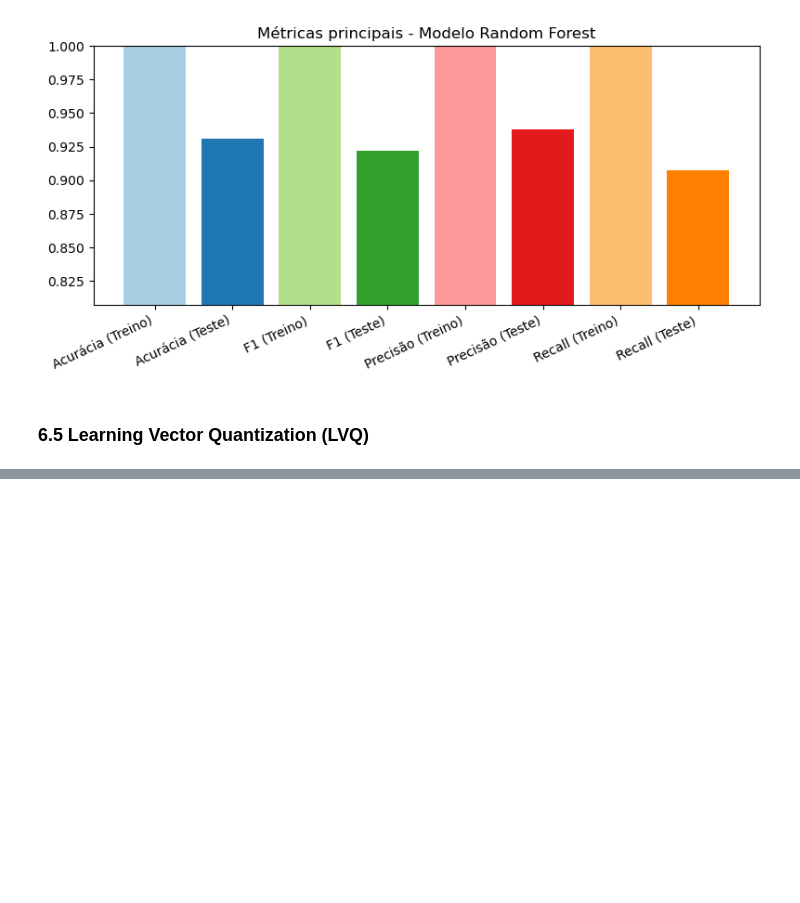
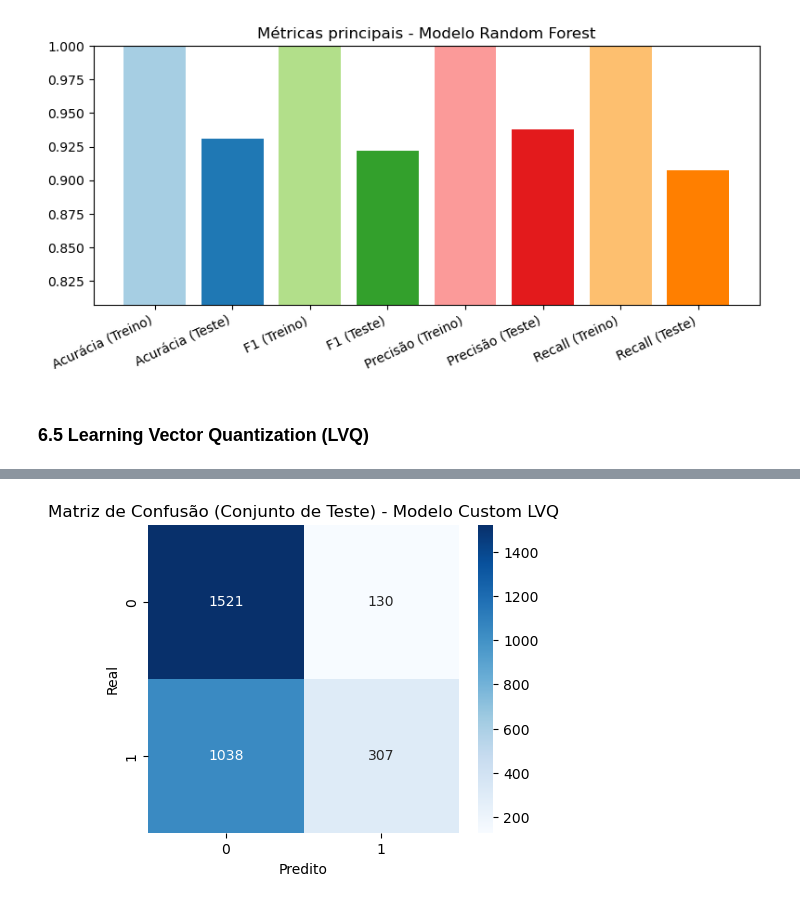
Before and after one commit to rubdelima/CRISP-DM-SVHN, a Jupyter notebook: 3 - Preparação de Dados e Busca de Hiperparâmetros (parte 1).ipynb, the cells around one changed output, grey strips where cells are left out. Drawn from its saved outputs; the diff is of its cells as text; code cells hidden in the pictures; blank space fills up the shorter version.

```diff
--- a/3 - Preparação de Dados e Busca de Hiperparâmetros (parte 1).ipynb
+++ b/3 - Preparação de Dados e Busca de Hiperparâmetros (parte 1).ipynb
@@ -604,0 +937,91 @@ df
+# %%
+
+# --- Evaluate and Plot on Test Set (Logic from evaluate_and_plot) ---
+
+def evaluate_and_plot_lvq_test(params, train_data_np, X_test, y_test, model_name="Custom LVQ"):
+    """
+    Evaluates the custom NumPy-based LVQ model with the given parameters
+    on the training and test sets and generates evaluation plots.
+    """
+    n_codebooks = params['n_codebooks']
+    lrate = params['lrate']
+    epochs = params['epochs']
+
+    # Train the model on the full training data
+    print(f"\nTraining {model_name} with parameters: {params}")
+    codebooks = train_codebooks_np(train_data_np, n_codebooks, lrate, epochs)
+    print("Training complete.")
+
+    # Prepare test data for prediction (features only with placeholder)
+    X_test_for_prediction = np.hstack((X_test, np.full((X_test.shape[0], 1), -1)))
+
+    # Make predictions on the test set
+    y_pred_test = np.array([predict_np(codebooks, row) for row in X_test_for_prediction]).astype(int)
+    y_true_test = y_test.flatten().astype(int) # Ensure y_test is 1D integer array
+
+    # Calculate metrics on the test set
+    accuracy_test = accuracy_score(y_true_test, y_pred_test)
+    precision_test = precision_score(y_true_test, y_pred_test)
+    recall_test = recall_score(y_true_test, y_pred_test)
+    f1_test = f1_score(y_true_test, y_pred_test)
+
+    # For training metrics, we need to predict on the training data
+    X_train_for_prediction = np.hstack((train_data_np[:, :-1], np.full((train_data_np.shape[0], 1), -1)))
+    y_true_train = train_data_np[:, -1].astype(int)
+    y_pred_train = np.array([predict_np(codebooks, row) for row in X_train_for_prediction]).astype(int)
+
+    # Calculate metrics on the training set
+    accuracy_train = accuracy_score(y_true_train, y_pred_train)
+    precision_train = precision_score(y_true_train, y_pred_train)
+    recall_train = recall_score(y_true_train, y_pred_train)
+    f1_train = f1_score(y_true_train, y_pred_train)
+
+
+    metrics_dict = {
+        "accuracy_train": accuracy_train,
+        "accuracy_test": accuracy_test,
+        "f1_train": f1_train,
+        "f1_test": f1_test,
+        "precision_train": precision_train,
+        "precision_test": precision_test,
+        "recall_train": recall_train,
+        "recall_test": recall_test,
+        "auc": None # AUC is not directly available
+    }
+
+    print("\n--- Custom LVQ Test Set Evaluation ---")
+    print(f"Accuracy: {accuracy_test:.3f}")
+    print(f"Precision: {precision_test:.3f}")
+    print(f"Recall: {recall_test:.3f}")
+    print(f"F1 Score: {f1_test:.3f}")
+
+    # Plotting
+    # Requires plot_confusion_matrix function to be defined
+    plots.plot_confusion_matrix(y_true_test, y_pred_test, model_name)
+
+    # plots.plot_roc_curve(codebooks, X_test, y_test, model_name)
+
+    # Requires plot_main_metrics function to be defined
+    plots.plot_main_metrics(metrics_dict, model_name)
+
+
+    return metrics_dict
+
+# Evaluate the best stable LVQ model on the test set
+lvq_metrics_test = evaluate_and_plot_lvq_test(best_stable_params_lvq, train_data_np, X_test_np, y_test_np, model_name="Custom LVQ")
+
+
+# --- Final Summary ---
+
+print("\n--- Overall Custom LVQ Analysis Summary ---")
+print("Custom LVQ implementation refactored to use NumPy arrays.")
+print("Evaluated with different parameter sets using cross-validation.")
+print("Stability analysis performed to identify the best performing and most stable parameters.")
+print("Final evaluation performed on the hold-out test set with the best parameters.")
+
+print(f"\nBest parameters found: {best_stable_params_lvq}")
+print(f"Test Set Metrics: Accuracy={lvq_metrics_test['accuracy_test']:.3f}, "
+      f"Precision={lvq_metrics_test['precision_test']:.3f}, "
+      f"Recall={lvq_metrics_test['recall_test']:.3f}, "
+      f"F1 Score={lvq_metrics_test['f1_test']:.3f}")
+# %% [output]
@@ -604,0 +1036 @@ df
+[figure, added]
```
Also changed, not shown: parts of 24 cells of this notebook, 6 other files.
